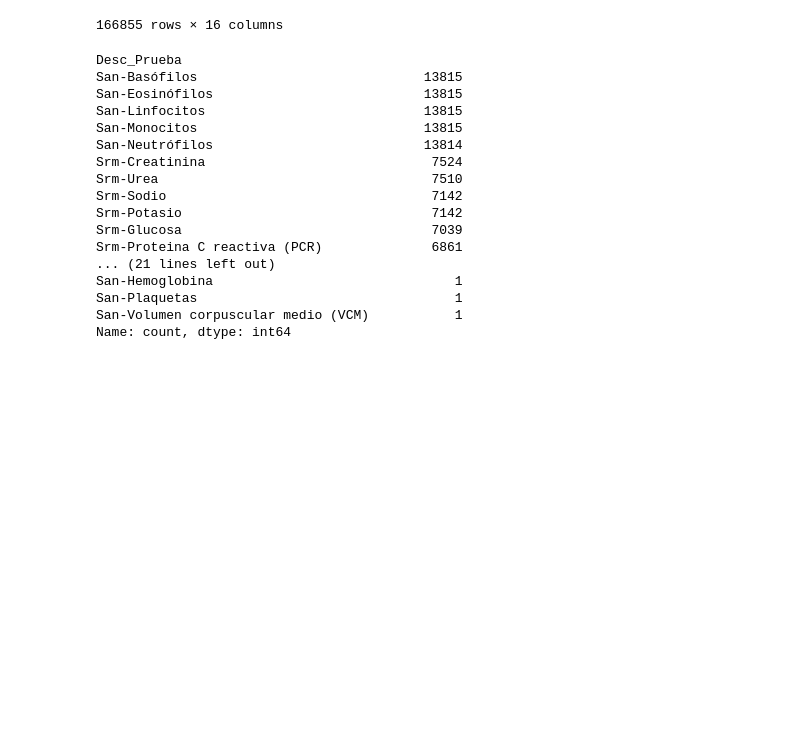
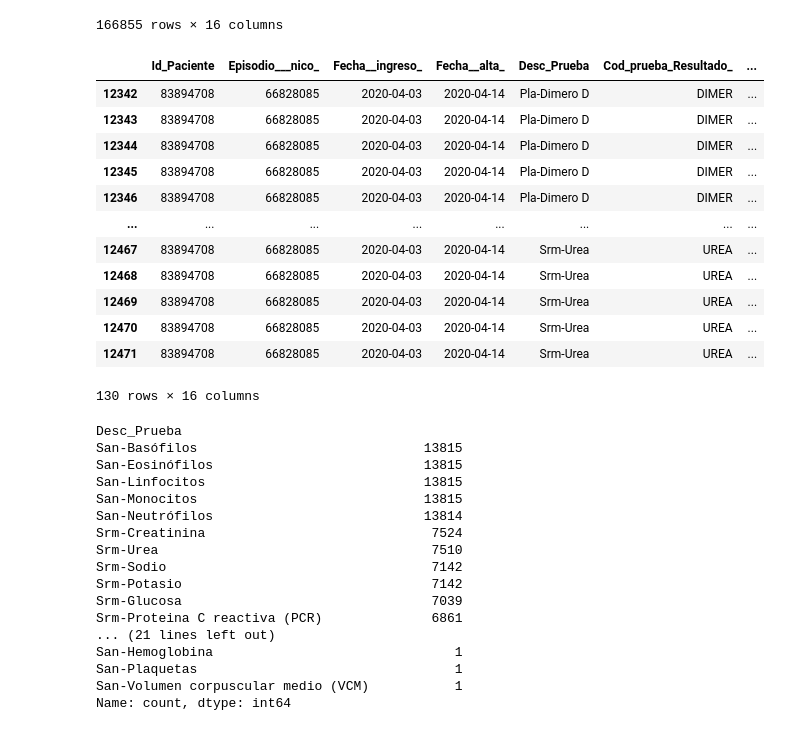
Before and after one commit to sergio-qp/TFM-covid, a Jupyter notebook: tfm_loading_lab.ipynb, the cells around one changed output. Cells and saved outputs as stored; diff of their text form; code cells hidden in the pictures; blank space fills up the shorter version.

```diff
--- a/tfm_loading_lab.ipynb
+++ b/tfm_loading_lab.ipynb
@@ -75,6 +75,22 @@ lab
 | 166853 | 9307417479 | 66718266 | 2020-03-10 | 2020-04-17 | Srm-Urea | UREA | ... |
 | 166854 | 9307417479 | 66718266 | 2020-03-10 | 2020-04-17 | Srm-Urea | UREA | ... |
 166855 rows × 16 columns
+# %%
+lab[lab["Id_Paciente"]==83894708]
+# %% [output]
+|  | Id_Paciente | Episodio___nico_ | Fecha__ingreso_ | Fecha__alta_ | Desc_Prueba | Cod_prueba_Resultado_ | ... |
+| 12342 | 83894708 | 66828085 | 2020-04-03 | 2020-04-14 | Pla-Dimero D | DIMER | ... |
+| 12343 | 83894708 | 66828085 | 2020-04-03 | 2020-04-14 | Pla-Dimero D | DIMER | ... |
+| 12344 | 83894708 | 66828085 | 2020-04-03 | 2020-04-14 | Pla-Dimero D | DIMER | ... |
+| 12345 | 83894708 | 66828085 | 2020-04-03 | 2020-04-14 | Pla-Dimero D | DIMER | ... |
+| 12346 | 83894708 | 66828085 | 2020-04-03 | 2020-04-14 | Pla-Dimero D | DIMER | ... |
+| ... | ... | ... | ... | ... | ... | ... | ... |
+| 12467 | 83894708 | 66828085 | 2020-04-03 | 2020-04-14 | Srm-Urea | UREA | ... |
+| 12468 | 83894708 | 66828085 | 2020-04-03 | 2020-04-14 | Srm-Urea | UREA | ... |
+| 12469 | 83894708 | 66828085 | 2020-04-03 | 2020-04-14 | Srm-Urea | UREA | ... |
+| 12470 | 83894708 | 66828085 | 2020-04-03 | 2020-04-14 | Srm-Urea | UREA | ... |
+| 12471 | 83894708 | 66828085 | 2020-04-03 | 2020-04-14 | Srm-Urea | UREA | ... |
+130 rows × 16 columns
 # %%
 descVars = [
     "San-Basófilos",
```
Also changed, not shown: parts of 11 cells of this notebook, 1 other file.
